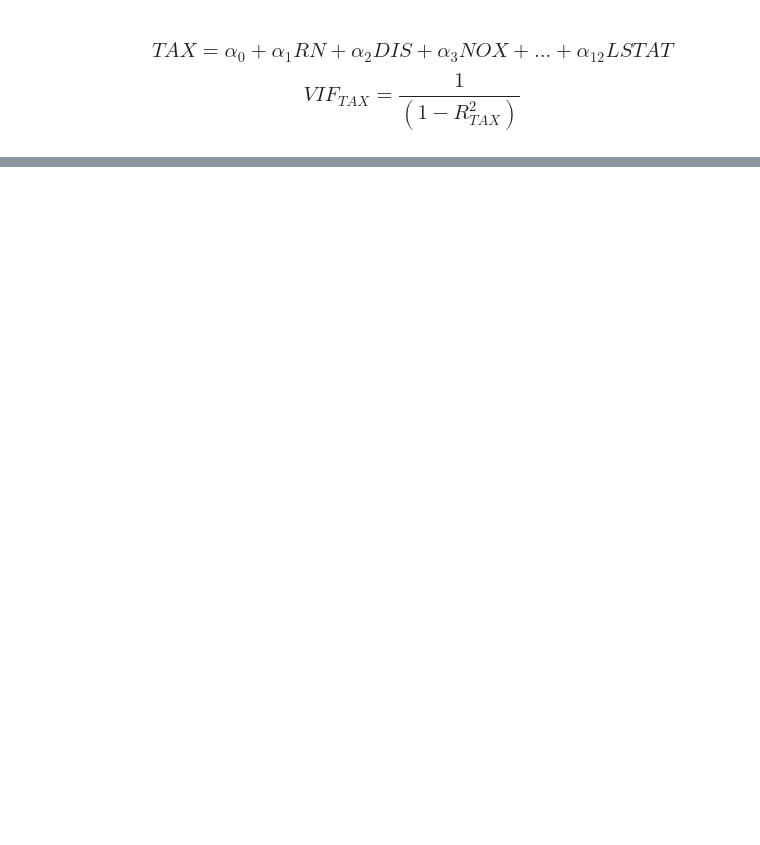
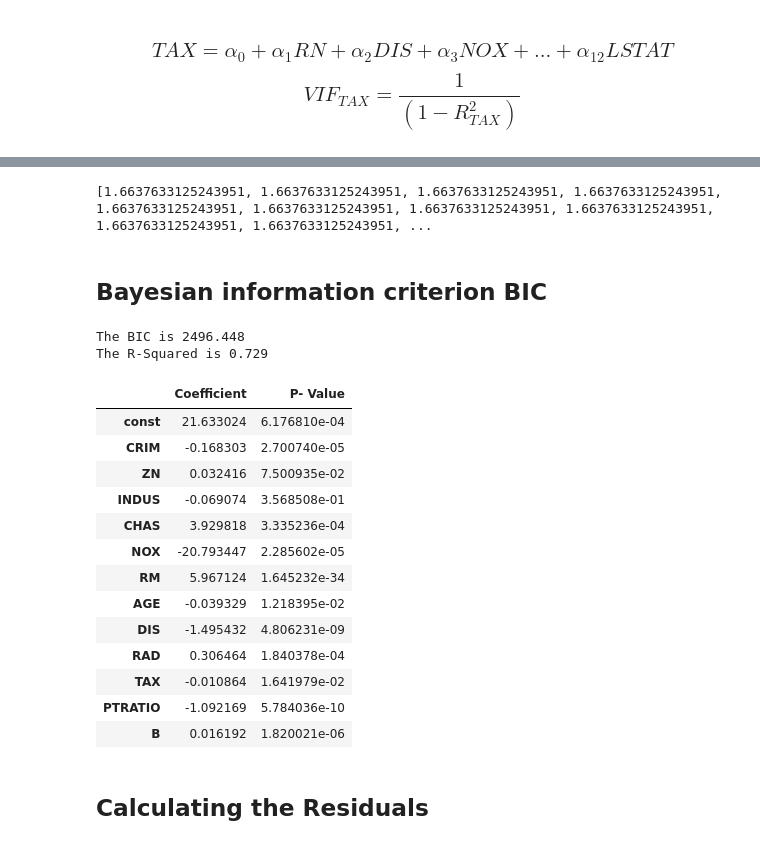
Before and after one commit to bullet400/house, a Jupyter notebook: 0.2 Boston House Price.ipynb, the cells around one changed output, grey strips where cells are left out. Saved outputs shown, nothing was run; the diff lists cells and outputs as text; code cells hidden in the pictures; blank space fills up the shorter version.

```diff
--- a/0.2 Boston House Price.ipynb
+++ b/0.2 Boston House Price.ipynb
@@ -456,0 +560,41 @@ import statsmodels.api as sm
+# %%
+complet_vif =[]
+for variance in range(X_incl_const.shape[1]):
+    complet_vif.append(variance_inflation_factor(exog=X_incl_const.values, exog_idx=1))
+print(complet_vif)
+# %% [output]
+[1.6637633125243951, 1.6637633125243951, 1.6637633125243951, 1.6637633125243951, 1.6637633125243951, 1.6637633125243951, 1.6637633125243951, 1.6637633125243951, 1.6637633125243951, 1.6637633125243951, ...
+# %% [markdown]
+## Bayesian information criterion BIC
+# %%
+X_incl_const =sm.add_constant(X_train)
+model =sm.OLS(y_train, X_incl_const)
+results =model.fit()
+print(f'The BIC is {round(results.bic, 3)}')
+print(f'The R-Squared is {round(results.rsquared, 3)}')
+# %% [output]
+The BIC is 2496.448
+The R-Squared is 0.729
+# %%
+X_incl_const =sm.add_constant(X_train)
+X_incl_const =X_incl_const.drop('LSTAT', axis=1)
+model =sm.OLS(y_train, X_incl_const)
+results =model.fit()
+coef_minus_LSTAT =pd.DataFrame({"Coefficient":results.params,"P- Value":results.pvalues})
+# %%
+coef_minus_LSTAT
+# %% [output]
+|  | Coefficient | P- Value |
+| const | 21.633024 | 6.176810e-04 |
+| CRIM | -0.168303 | 2.700740e-05 |
+| ZN | 0.032416 | 7.500935e-02 |
+| INDUS | -0.069074 | 3.568508e-01 |
+| CHAS | 3.929818 | 3.335236e-04 |
+| NOX | -20.793447 | 2.285602e-05 |
+| RM | 5.967124 | 1.645232e-34 |
+| AGE | -0.039329 | 1.218395e-02 |
+| DIS | -1.495432 | 4.806231e-09 |
+| RAD | 0.306464 | 1.840378e-04 |
+| TAX | -0.010864 | 1.641979e-02 |
+| PTRATIO | -1.092169 | 5.784036e-10 |
+| B | 0.016192 | 1.820021e-06 |
@@ -456,0 +615,2 @@ import statsmodels.api as sm
+# %% [markdown]
+## Calculating the Residuals
```
Also changed, not shown: parts of 25 cells of this notebook.
